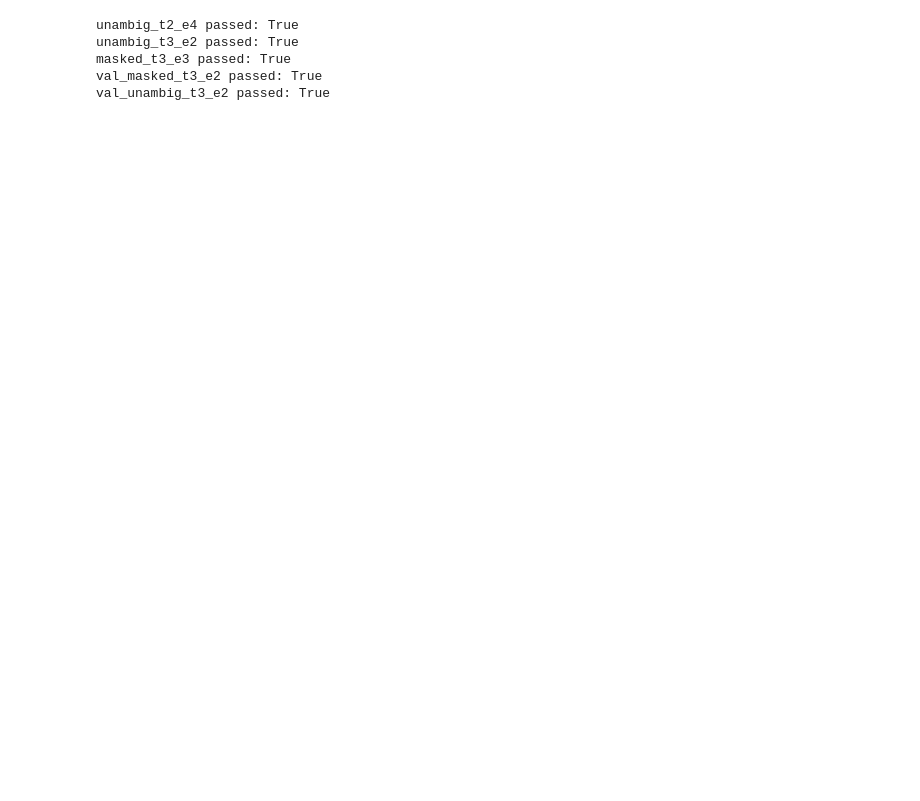
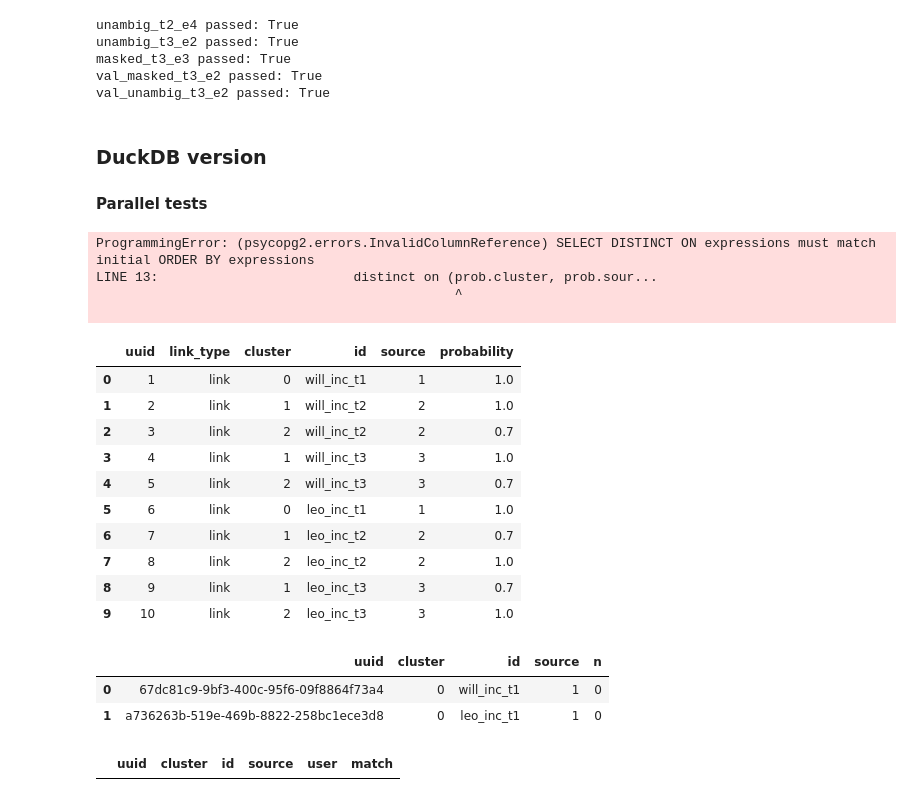
Before and after one commit to will-langdale/matchbox, a Jupyter notebook: notebooks/WL_prob2clus_2.ipynb, the cells around one changed output. Drawn from its saved outputs; the diff is of its cells as text; code cells hidden in the pictures; blank space fills up the shorter version.

```diff
--- a/notebooks/WL_prob2clus_2.ipynb
+++ b/notebooks/WL_prob2clus_2.ipynb
@@ -297,3 +485,7 @@ unambig_t3_e2 passed: True
 masked_t3_e3 passed: True
 val_masked_t3_e2 passed: True
 val_unambig_t3_e2 passed: True
+# %% [markdown]
+### DuckDB version
+
+#### Parallel tests
@@ -299,0 +496,2 @@ val_unambig_t3_e2 passed: True
+# %%
+prob, clus, val = du.load_test_data(Path(loc.PROJECT_DIR, "test", "unambig_t3_e2"))
@@ -299,0 +538,32 @@ val_unambig_t3_e2 passed: True
+# %%
+my_answer = resolve_clusters_pg(
+    "_user_eaf4fd9a.temp_prob",
+    "_user_eaf4fd9a.temp_val",
+    "_user_eaf4fd9a.temp_clus",
+    1,
+    0.7
+)
+# %% [output]
+ProgrammingError: (psycopg2.errors.InvalidColumnReference) SELECT DISTINCT ON expressions must match initial ORDER BY expressions
+LINE 13:                         distinct on (prob.cluster, prob.sour...
+                                              ^
+
+# %%
+du.query("select * from _user_eaf4fd9a.temp_clus")
+clus
+# %% [output]
+|  | uuid | link_type | cluster | id | source | probability |
+| 0 | 1 | link | 0 | will_inc_t1 | 1 | 1.0 |
+| 1 | 2 | link | 1 | will_inc_t2 | 2 | 1.0 |
+| 2 | 3 | link | 2 | will_inc_t2 | 2 | 0.7 |
+| 3 | 4 | link | 1 | will_inc_t3 | 3 | 1.0 |
+| 4 | 5 | link | 2 | will_inc_t3 | 3 | 0.7 |
+| 5 | 6 | link | 0 | leo_inc_t1 | 1 | 1.0 |
+| 6 | 7 | link | 1 | leo_inc_t2 | 2 | 0.7 |
+| 7 | 8 | link | 2 | leo_inc_t2 | 2 | 1.0 |
+| 8 | 9 | link | 1 | leo_inc_t3 | 3 | 0.7 |
+| 9 | 10 | link | 2 | leo_inc_t3 | 3 | 1.0 |
+|  | uuid | cluster | id | source | n |
+| 0 | 67dc81c9-9bf3-400c-95f6-09f8864f73a4 | 0 | will_inc_t1 | 1 | 0 |
+| 1 | a736263b-519e-469b-8822-258bc1ece3d8 | 0 | leo_inc_t1 | 1 | 0 |
+|  | uuid | cluster | id | source | user | match |
```
Also changed, not shown: parts of 8 cells of this notebook, 1 other file.
